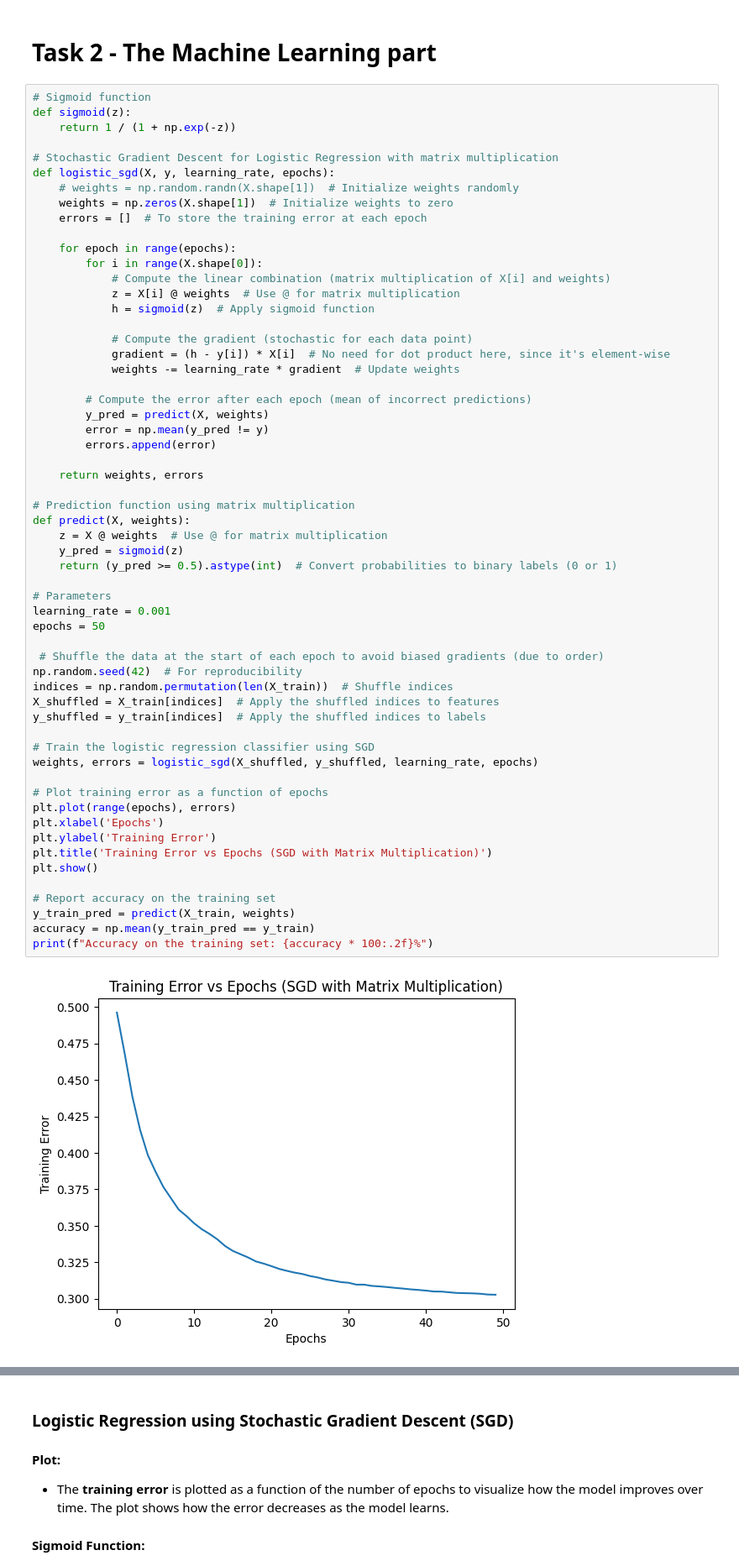
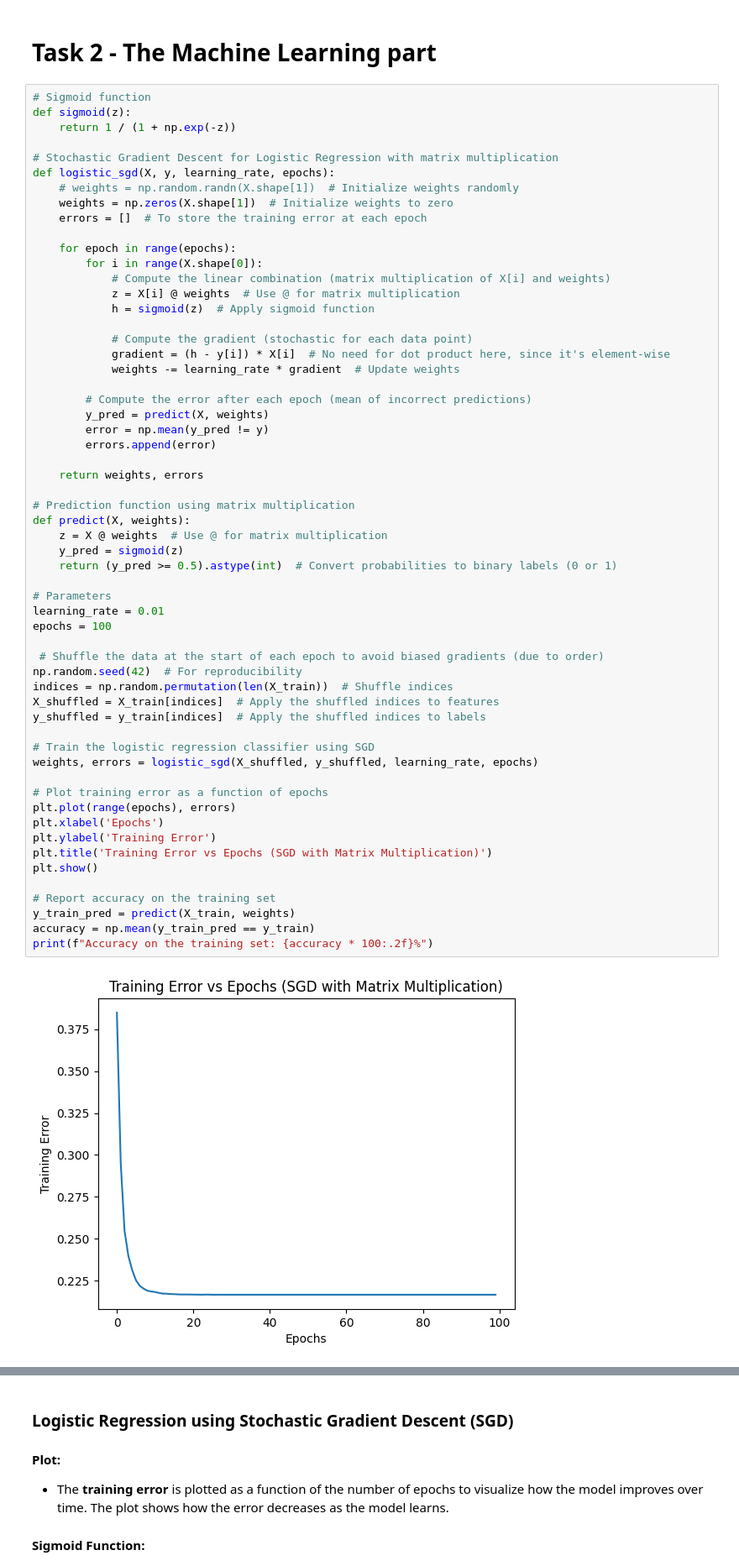
Before and after one commit to tihassfjord/RepDatWest, a Jupyter notebook: code/assignment1_2.ipynb, the cells around one changed output, grey strips where cells are left out. Shown: that part at 84% size. Saved outputs shown, nothing was run; the diff lists cells and outputs as text.

```diff
--- a/code/assignment1_2.ipynb
+++ b/code/assignment1_2.ipynb
@@ -185,33 +169,33 @@ def logistic_sgd(X, y, learning_rate, epochs):
 
 # Prediction function using matrix multiplication
 def predict(X, weights):
     z = X @ weights  # Use @ for matrix multiplication
     y_pred = sigmoid(z)
     return (y_pred >= 0.5).astype(int)  # Convert probabilities to binary labels (0 or 1)
 
 # Parameters
-learning_rate = 0.001
-epochs = 50
+learning_rate = 0.01
+epochs = 100
 
  # Shuffle the data at the start of each epoch to avoid biased gradients (due to order)
 np.random.seed(42)  # For reproducibility
 indices = np.random.permutation(len(X_train))  # Shuffle indices
 X_shuffled = X_train[indices]  # Apply the shuffled indices to features
 y_shuffled = y_train[indices]  # Apply the shuffled indices to labels
 
 # Train the logistic regression classifier using SGD
 weights, errors = logistic_sgd(X_shuffled, y_shuffled, learning_rate, epochs)
 
 # Plot training error as a function of epochs
 plt.plot(range(epochs), errors)
 plt.xlabel('Epochs')
 plt.ylabel('Training Error')
 plt.title('Training Error vs Epochs (SGD with Matrix Multiplication)')
 plt.show()
 
 # Report accuracy on the training set
 y_train_pred = predict(X_train, weights)
 accuracy = np.mean(y_train_pred == y_train)
 print(f"Accuracy on the training set: {accuracy * 100:.2f}%")
 # %% [output]
-[figure, old version]
+[figure, new version]
```
Also changed, not shown: parts of 13 cells of this notebook.
